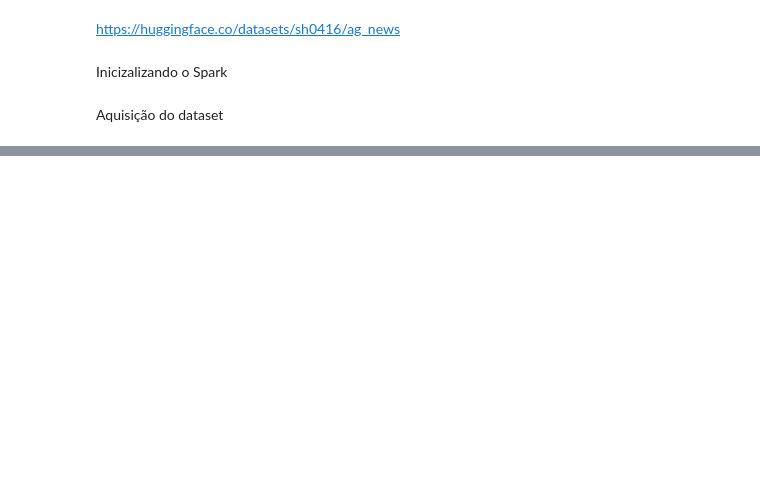
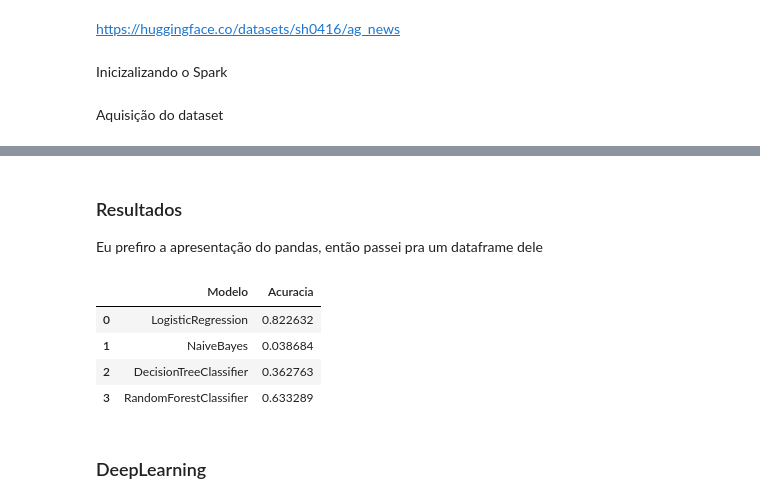
Before and after one commit to VSennaa/text-classification-bigdata-agnews-spark, a Jupyter notebook: text_classification_bigdata_agnews.ipynb, the cells around one changed output, grey strips where cells are left out. Cells and saved outputs as stored; diff of their text form; code cells hidden in the pictures; blank space fills up the shorter version.

```diff
--- a/text_classification_bigdata_agnews.ipynb
+++ b/text_classification_bigdata_agnews.ipynb
@@ -41,0 +140,12 @@ df_test = spark.read.json("/content/test.jsonl")
+# %%
+hashing = HashingTF(
+    inputCol="filtered_tokens",
+    outputCol="features",
+    numFeatures=10000
+)
+features_df = hashing.transform(filtered_df)
+# %%
+idf = IDF(inputCol="features", outputCol="idf_features")
+idf_model = idf.fit(features_df)
+idf_df = idf_model.transform(features_df)
+idf_df.show()
@@ -41,0 +172,6 @@ df_test = spark.read.json("/content/test.jsonl")
+# %%
+lr = LogisticRegression(featuresCol="idf_features", labelCol="label")
+nv = NaiveBayes(featuresCol="idf_features", labelCol="label")
+dt = DecisionTreeClassifier(featuresCol="idf_features", labelCol="label")
+rf = RandomForestClassifier(featuresCol="idf_features", labelCol="label")
+svm = LinearSVC(featuresCol="idf_features", labelCol="label")
@@ -41,0 +180,22 @@ df_test = spark.read.json("/content/test.jsonl")
+# %%
+models = [lr, nv, dt, rf]
+
+ # Laço de treino e teste
+acuracias = {}
+for model in models:
+  print(f"Training {type(model).__name__} model...")
+  pipeline = Pipeline(stages=[tokenizer,
+                              stopwords_remover,
+                              hashing,
+                              idf,
+                              model
+                              ])
+  pipeline_model = pipeline.fit(df_train)
+  predictions_df = pipeline_model.transform(df_test)
+  evaluator = MulticlassClassificationEvaluator(
+      labelCol="label",
+      predictionCol="prediction",
+      metricName="accuracy"
+  )
+  acuracias[type(model).__name__] = evaluator.evaluate(predictions_df)
+  print(f"{type(model).__name__} model accuracy: {acuracias[type(model).__name__]}")
@@ -41,0 +211,14 @@ df_test = spark.read.json("/content/test.jsonl")
+# %% [markdown]
+### Resultados
+Eu prefiro a apresentação do pandas, então passei pra um dataframe dele
+# %%
+pddf_acc = pd.DataFrame(acuracias.items(), columns=['Modelo', 'Acuracia'])
+pddf_acc
+# %% [output]
+|  | Modelo | Acuracia |
+| 0 | LogisticRegression | 0.822632 |
+| 1 | NaiveBayes | 0.038684 |
+| 2 | DecisionTreeClassifier | 0.362763 |
+| 3 | RandomForestClassifier | 0.633289 |
+# %% [markdown]
+### DeepLearning
```
Also changed, not shown: parts of 25 cells of this notebook.
